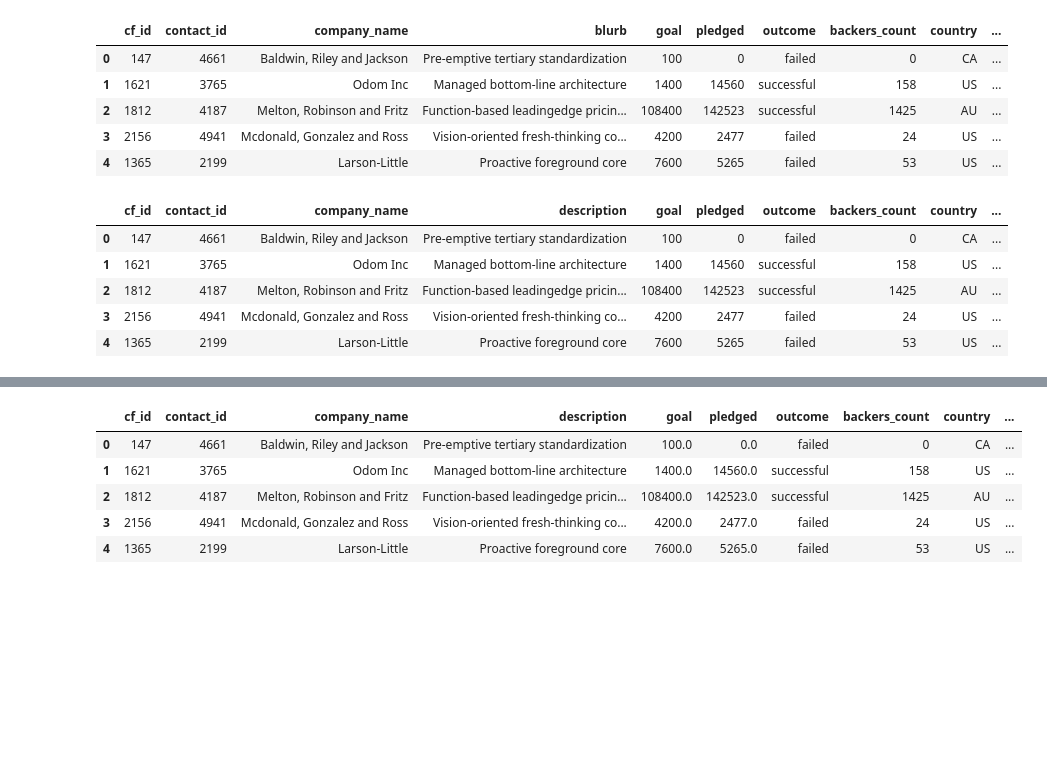
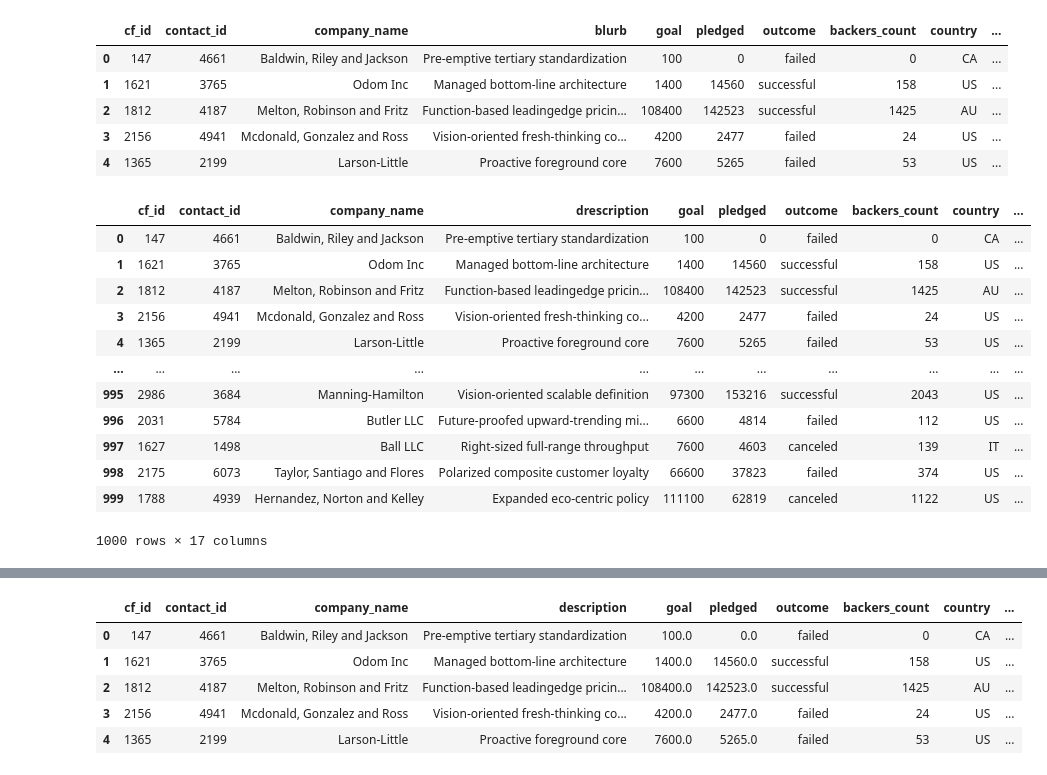
Before and after one commit to AntonLeB04/Crowdfunding_ETL, a Jupyter notebook: ETL_Mini_Project_MClark_ALeBeque.ipynb, the cells around one changed output, grey strips where cells are left out. Cells and saved outputs as stored; diff of their text form; code cells hidden in the pictures; blank space fills up the shorter version.

```diff
--- a/ETL_Mini_Project_MClark_ALeBeque.ipynb
+++ b/ETL_Mini_Project_MClark_ALeBeque.ipynb
@@ -196,12 +196,21 @@ campaign_df.head()
 | 4 | 1365 | 2199 | Larson-Little | Proactive foreground core | 7600 | 5265 | failed | 53 | US | ... |
 # %%
 # Rename the blurb, launched_at, and deadline columns.
+campaign_df.rename(columns= {'blurb':'drescription', 'launched_at':'launched_date', 'deadline':'end_date'}, inplace=True)
+campaign_df
 # %% [output]
-|  | cf_id | contact_id | company_name | description | goal | pledged | outcome | backers_count | country | ... |
+|  | cf_id | contact_id | company_name | drescription | goal | pledged | outcome | backers_count | country | ... |
 | 0 | 147 | 4661 | Baldwin, Riley and Jackson | Pre-emptive tertiary standardization | 100 | 0 | failed | 0 | CA | ... |
 | 1 | 1621 | 3765 | Odom Inc | Managed bottom-line architecture | 1400 | 14560 | successful | 158 | US | ... |
 | 2 | 1812 | 4187 | Melton, Robinson and Fritz | Function-based leadingedge pricin... | 108400 | 142523 | successful | 1425 | AU | ... |
 | 3 | 2156 | 4941 | Mcdonald, Gonzalez and Ross | Vision-oriented fresh-thinking co... | 4200 | 2477 | failed | 24 | US | ... |
 | 4 | 1365 | 2199 | Larson-Little | Proactive foreground core | 7600 | 5265 | failed | 53 | US | ... |
+| ... | ... | ... | ... | ... | ... | ... | ... | ... | ... | ... |
+| 995 | 2986 | 3684 | Manning-Hamilton | Vision-oriented scalable definition | 97300 | 153216 | successful | 2043 | US | ... |
+| 996 | 2031 | 5784 | Butler LLC | Future-proofed upward-trending mi... | 6600 | 4814 | failed | 112 | US | ... |
+| 997 | 1627 | 1498 | Ball LLC | Right-sized full-range throughput | 7600 | 4603 | canceled | 139 | IT | ... |
+| 998 | 2175 | 6073 | Taylor, Santiago and Flores | Polarized composite customer loyalty | 66600 | 37823 | failed | 374 | US | ... |
+| 999 | 1788 | 4939 | Hernandez, Norton and Kelley | Expanded eco-centric policy | 111100 | 62819 | canceled | 1122 | US | ... |
+1000 rows × 17 columns
 # %%
 # Convert the goal and pledged columns to a `float` data type.
```
Also changed, not shown: parts of 2 cells of this notebook.
